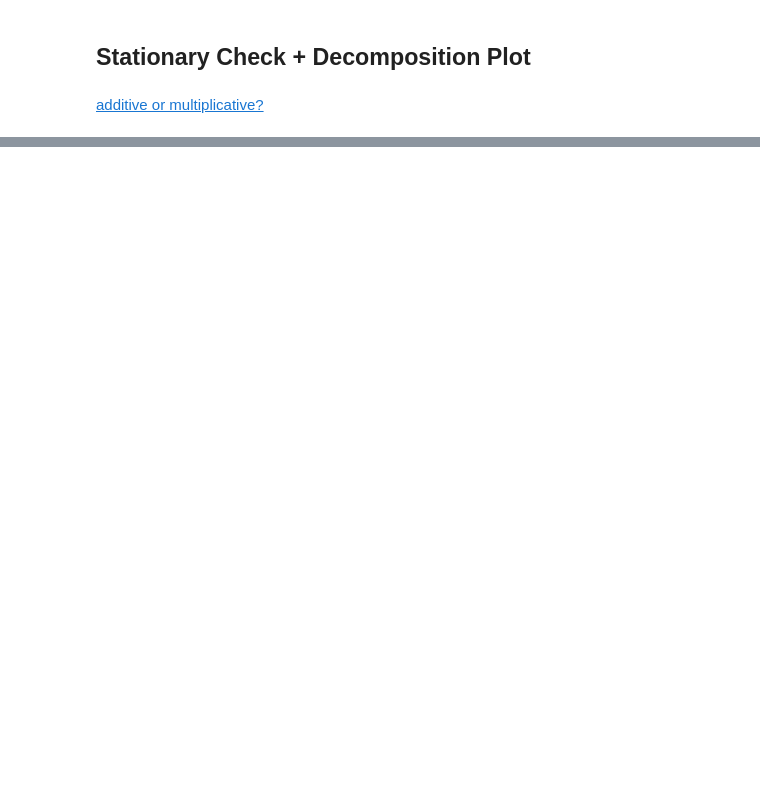
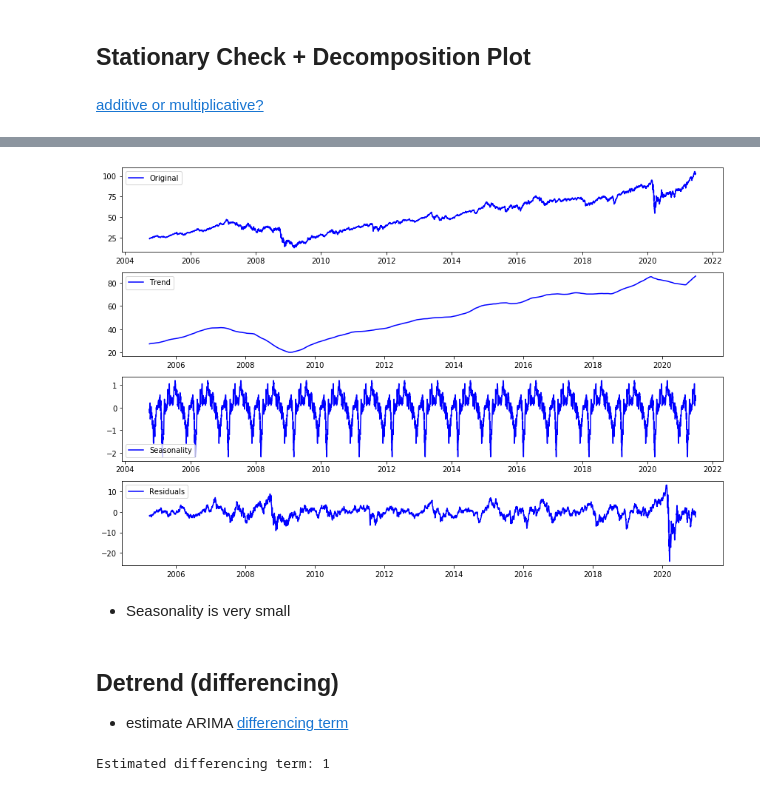
Before and after one commit to jingyunw/Capstone_Project, a Jupyter notebook: ARIMA.ipynb, the cells around one changed output, grey strips where cells are left out. Cells and saved outputs as stored; diff of their text form; code cells hidden in the pictures; blank space fills up the shorter version.

```diff
--- a/ARIMA.ipynb
+++ b/ARIMA.ipynb
@@ -517,0 +181,15 @@ pd_ACF(vnq['Close'])
+# %%
+ut.decomposition_plot_statsmodels(vnq['Close'], 253)
+# %% [output]
+[figure, added]
+# %% [markdown]
+- Seasonality is very small
+# %% [markdown]
+## Detrend (differencing)
+- estimate ARIMA [differencing term](https://alkaline-ml.com/pmdarima/modules/generated/pmdarima.arima.ndiffs.html)
+# %%
+adf_diffs = ndiffs(vnq['Close'], alpha=0.05,  test='adf', max_d=10)
+
+print(f"Estimated differencing term: {adf_diffs}")
+# %% [output]
+Estimated differencing term: 1
```
Also changed, not shown: parts of 66 cells of this notebook.
